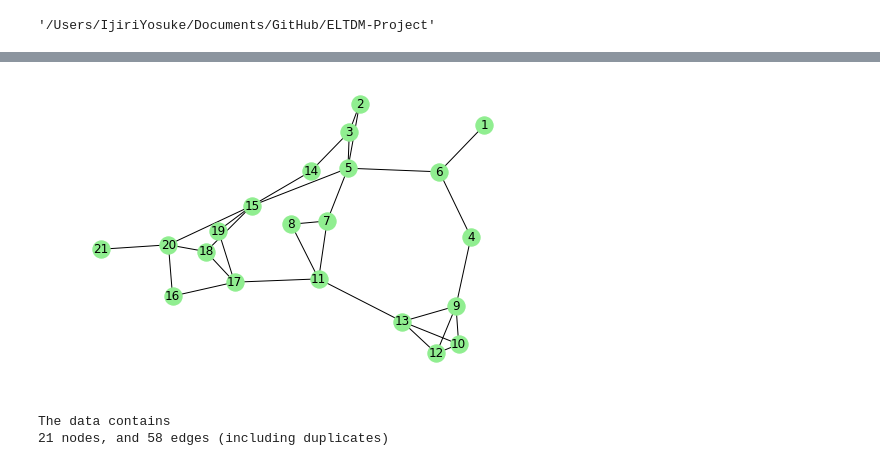
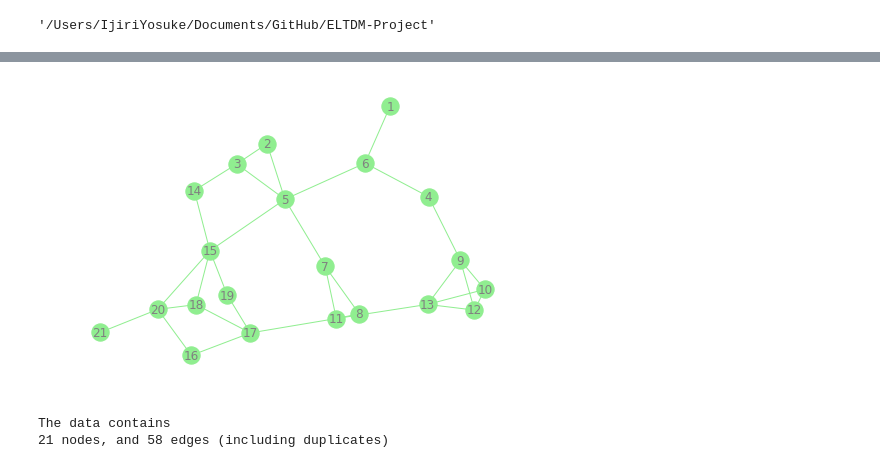
Before and after one commit to Yosuke-Ijiri/ELTDM-Project, a Jupyter notebook: ELTDM_Notebook_aggregated.ipynb, the cells around one changed output, grey strips where cells are left out. Drawn from its saved outputs; the diff is of its cells as text; code cells hidden in the pictures.

```diff
--- a/ELTDM_Notebook_aggregated.ipynb
+++ b/ELTDM_Notebook_aggregated.ipynb
@@ -84,35 +68,35 @@ print(type(data))
 # %%
 #Visualisation of the graph
 import pandas
 import networkx as nx
 import matplotlib.pyplot as plt
 
 nodes = set([n1 for n1, n2 in data] + [n2 for n1, n2 in data])
 nsize=300
 
 import time
 def draw_graph(graph):
     # extract nodes from graph
     #nodes = set([n1 for n1, n2 in graph] + [n2 for n1, n2 in graph])
     # create networkx graph
     G=nx.Graph()
     # add nodes
     for node in nodes:
         G.add_node(node)
     # add edges
     for edge in graph:
         G.add_edge(edge[0], edge[1])
     # draw graph
     pos = nx.spring_layout(G)
-    nx.draw(G, pos, with_labels = True, node_size=nsize, node_color="lightgreen")
+    nx.draw(G, pos, with_labels = True, node_size=nsize, node_color="lightgreen", edge_color='lightgreen', font_color='gray')
     # show graph
     t = float(time.time())
     plt.savefig('./Data/Figures/Pre_Round1.png')
     plt.show()
 
 draw_graph(data)
 # %% [output]
-[figure, old version]
+[figure, new version]
 # %%
 nodeId = np.unique(data)
 nrow = len(data)
```
Also changed, not shown: parts of 4 cells of this notebook, 11 other files.
